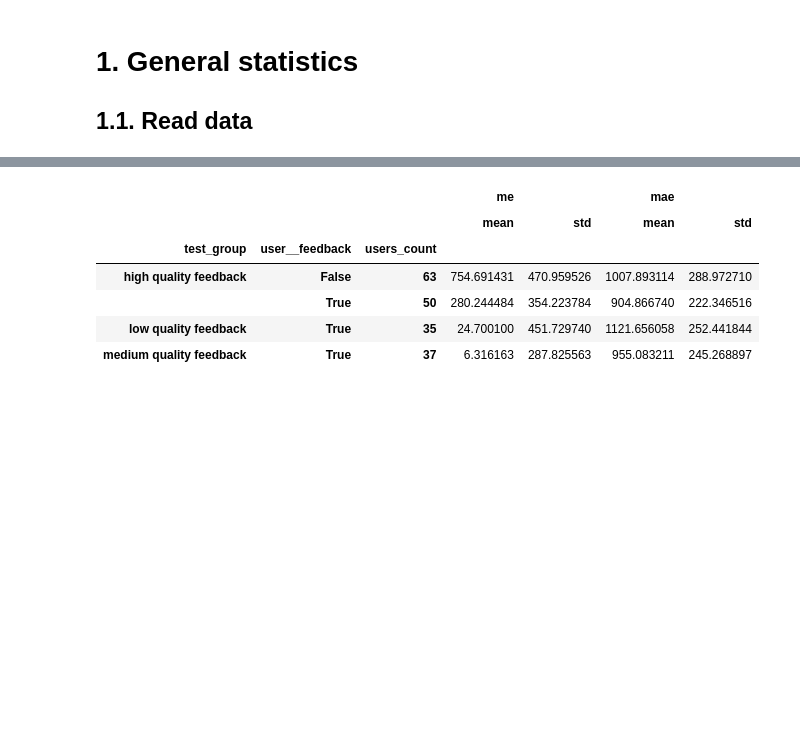
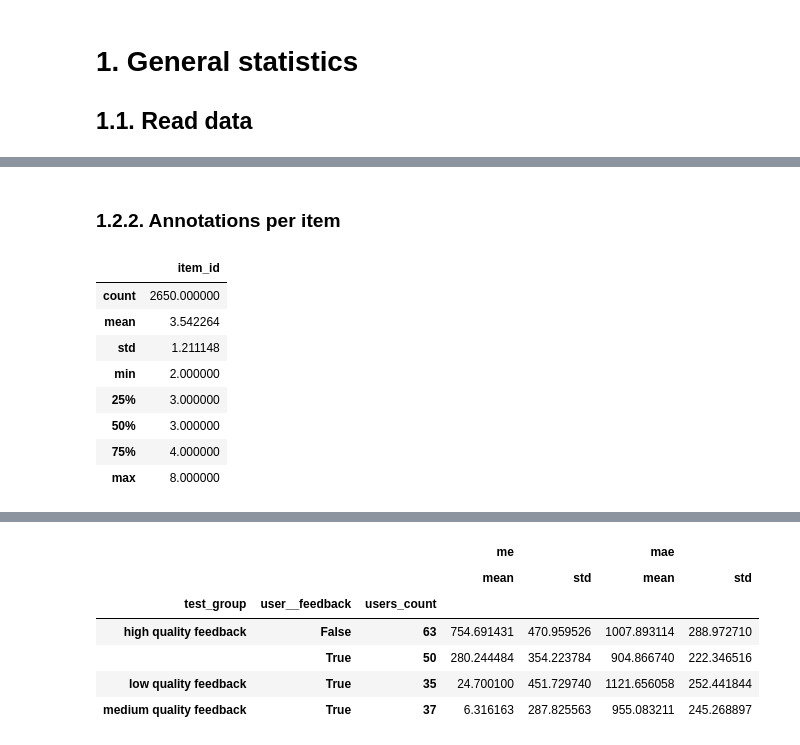
Before and after one commit to heolin/funcrowd-dataset, a Jupyter notebook: notebooks/ebay_items_weight/1. Compute confidence intervals.ipynb, the cells around one changed output, grey strips where cells are left out. Cells and saved outputs as stored; diff of their text form; code cells hidden in the pictures; blank space fills up the shorter version.

```diff
--- a/notebooks/ebay_items_weight/1. Compute confidence intervals.ipynb
+++ b/notebooks/ebay_items_weight/1. Compute confidence intervals.ipynb
@@ -39,0 +72,14 @@ df = pd.read_csv('../../data/ebay_items_weight/ebay_items_weight-dataset.csv')
+# %% [markdown]
+### 1.2.2. Annotations per item
+# %%
+pd.DataFrame(df['item_id'].value_counts().describe())
+# %% [output]
+|  | item_id |
+| count | 2650.000000 |
+| mean | 3.542264 |
+| std | 1.211148 |
+| min | 2.000000 |
+| 25% | 3.000000 |
+| 50% | 3.000000 |
+| 75% | 4.000000 |
+| max | 8.000000 |
```
Also changed, not shown: parts of 12 cells of this notebook, 5 other files.
